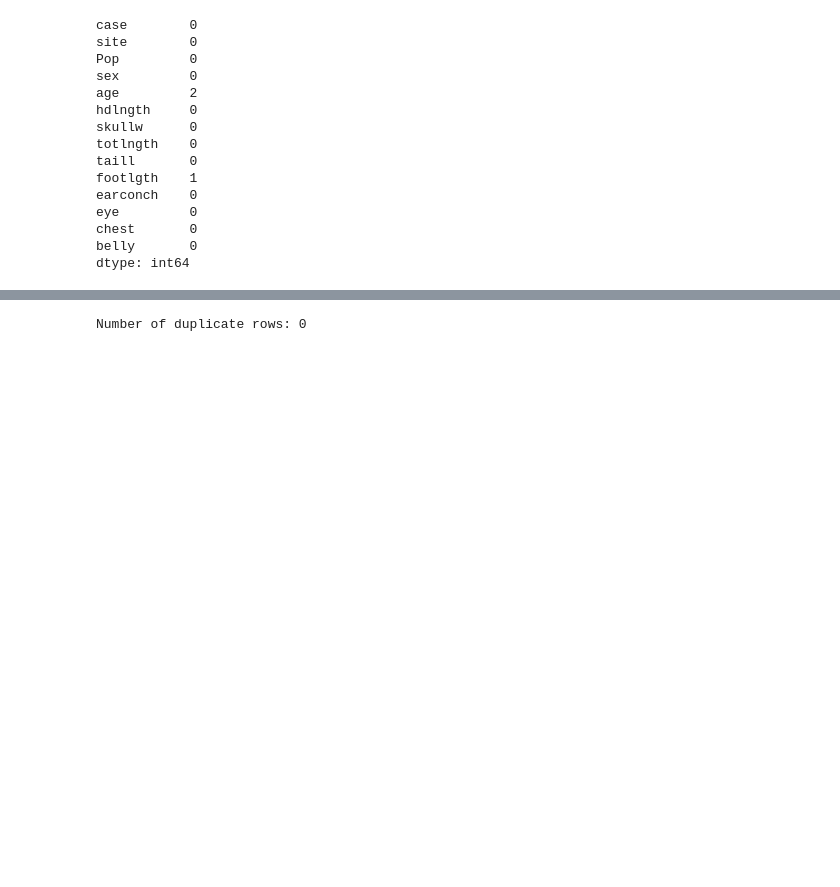
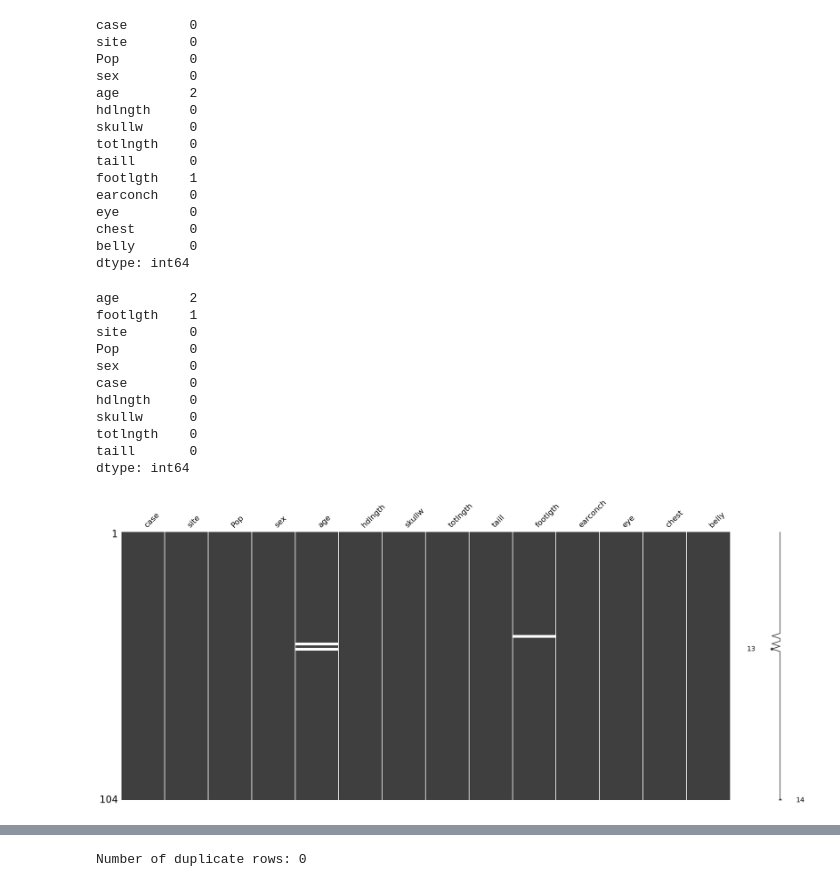
Before and after one commit to ace2nonsuch/central-tendency, a Jupyter notebook: task18_possum.ipynb, the cells around one changed output, grey strips where cells are left out. Saved outputs shown, nothing was run; the diff lists cells and outputs as text; code cells hidden in the pictures; blank space fills up the shorter version.

```diff
--- a/task18_possum.ipynb
+++ b/task18_possum.ipynb
@@ -113,3 +127,21 @@ eye         0
 chest       0
 belly       0
 dtype: int64
+# %%
+# Visualizing missing values using missingno
+import missingno as msno   # pip install missingno
+msno.matrix(possum_data)            # visual heat-map
+print(possum_data.isna().sum().sort_values(ascending=False).head(10))  # top-10 miss counts
+# %% [output]
+age         2
+footlgth    1
+site        0
+Pop         0
+sex         0
+case        0
+hdlngth     0
+skullw      0
+totlngth    0
+taill       0
+dtype: int64
+[figure, added]
```
Also changed, not shown: parts of 27 cells of this notebook.
